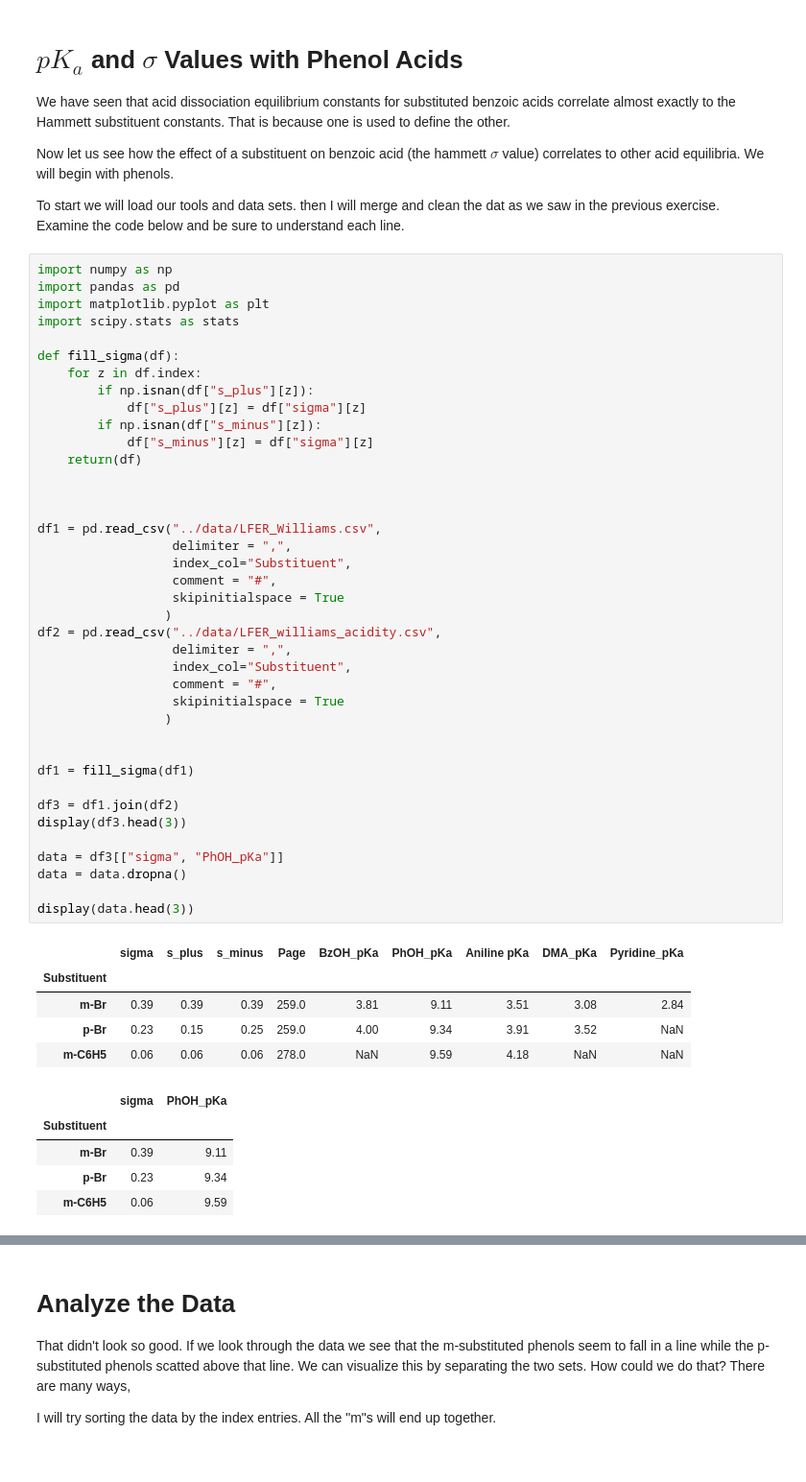
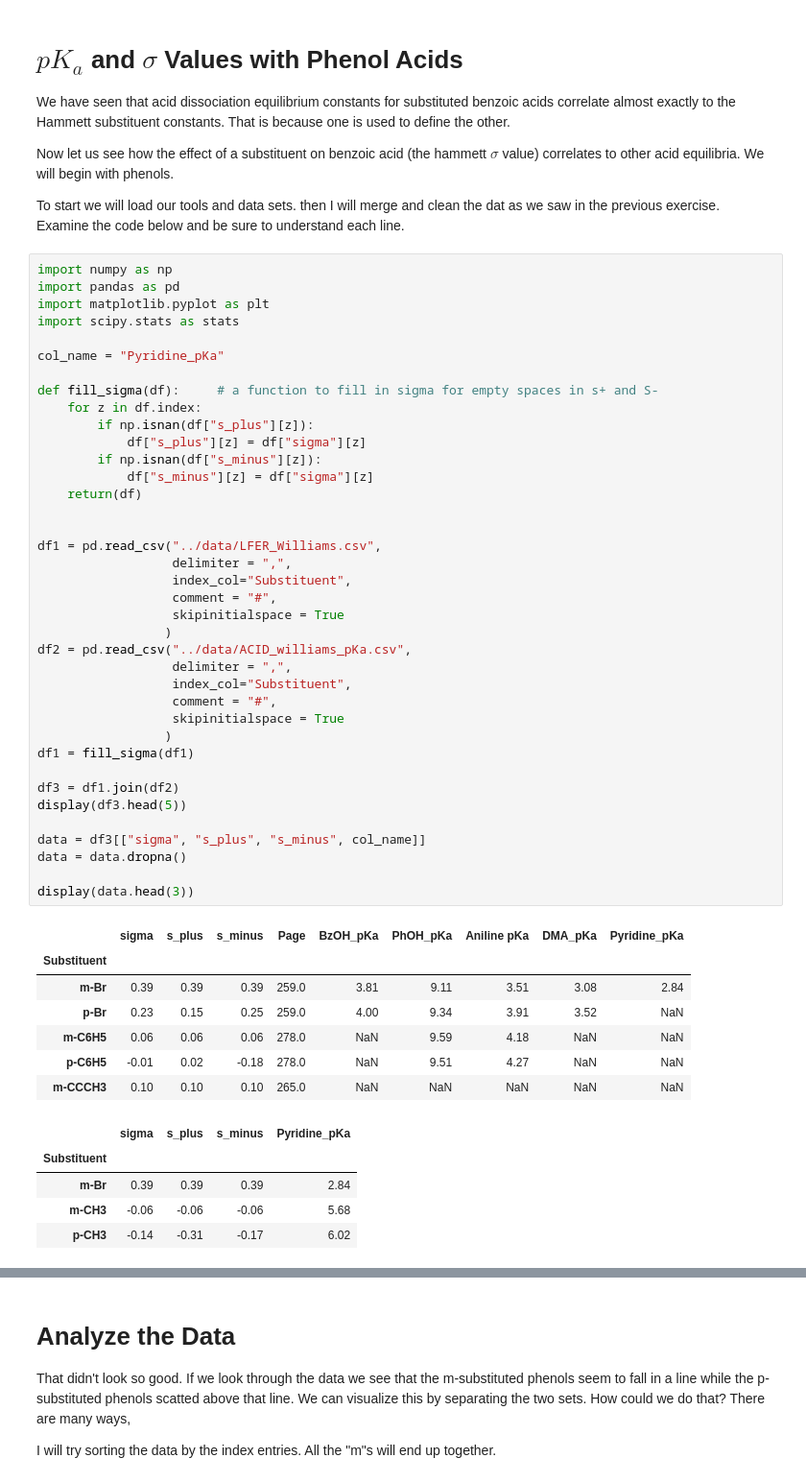
Before and after one commit to blinkletter/LFER-QSAR, a Jupyter notebook: examples/03-TryStuff.ipynb, the cells around one changed output, grey strips where cells are left out. Shown at 96% size. Cells and saved outputs as stored; diff of their text form.

```diff
--- a/examples/03-TryStuff.ipynb
+++ b/examples/03-TryStuff.ipynb
@@ -11,47 +11,48 @@ import pandas as pd
 import matplotlib.pyplot as plt
 import scipy.stats as stats
 
-def fill_sigma(df):
+col_name = "Pyridine_pKa"
+
+def fill_sigma(df):     # a function to fill in sigma for empty spaces in s+ and S-
     for z in df.index:
         if np.isnan(df["s_plus"][z]):
             df["s_plus"][z] = df["sigma"][z]
         if np.isnan(df["s_minus"][z]):
             df["s_minus"][z] = df["sigma"][z]
     return(df)
 
 
-
 df1 = pd.read_csv("../data/LFER_Williams.csv",
                   delimiter = ",",
                   index_col="Substituent",
                   comment = "#",
                   skipinitialspace = True
                  )
-df2 = pd.read_csv("../data/LFER_williams_acidity.csv",
+df2 = pd.read_csv("../data/ACID_williams_pKa.csv",
                   delimiter = ",",
                   index_col="Substituent",
                   comment = "#",
                   skipinitialspace = True
                  )
-
-
 df1 = fill_sigma(df1)
 
 df3 = df1.join(df2)
-display(df3.head(3))
+display(df3.head(5))
 
-data = df3[["sigma", "PhOH_pKa"]]
+data = df3[["sigma", "s_plus", "s_minus", col_name]]
 data = data.dropna()
 
 display(data.head(3))
 # %% [output]
 |  | sigma | s_plus | s_minus | Page | BzOH_pKa | PhOH_pKa | Aniline pKa | DMA_pKa | Pyridine_pKa |
 | Substituent |  |  |  |  |  |  |  |  |  |
 | m-Br | 0.39 | 0.39 | 0.39 | 259.0 | 3.81 | 9.11 | 3.51 | 3.08 | 2.84 |
 | p-Br | 0.23 | 0.15 | 0.25 | 259.0 | 4.00 | 9.34 | 3.91 | 3.52 | NaN |
 | m-C6H5 | 0.06 | 0.06 | 0.06 | 278.0 | NaN | 9.59 | 4.18 | NaN | NaN |
+| p-C6H5 | -0.01 | 0.02 | -0.18 | 278.0 | NaN | 9.51 | 4.27 | NaN | NaN |
+| m-CCCH3 | 0.10 | 0.10 | 0.10 | 265.0 | NaN | NaN | NaN | NaN | NaN |
-|  | sigma | PhOH_pKa |
-| Substituent |  |  |
-| m-Br | 0.39 | 9.11 |
-| p-Br | 0.23 | 9.34 |
-| m-C6H5 | 0.06 | 9.59 |
+|  | sigma | s_plus | s_minus | Pyridine_pKa |
+| Substituent |  |  |  |  |
+| m-Br | 0.39 | 0.39 | 0.39 | 2.84 |
+| m-CH3 | -0.06 | -0.06 | -0.06 | 5.68 |
+| p-CH3 | -0.14 | -0.31 | -0.17 | 6.02 |
```
Also changed, not shown: parts of 5 cells of this notebook, 4 other files.
